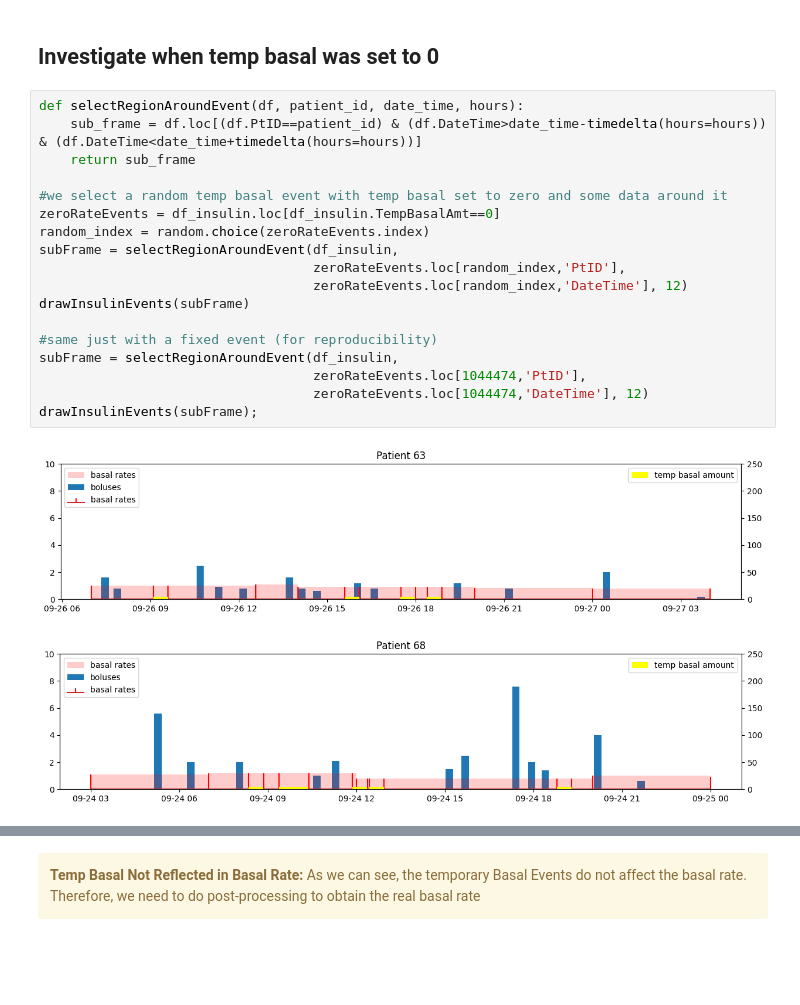
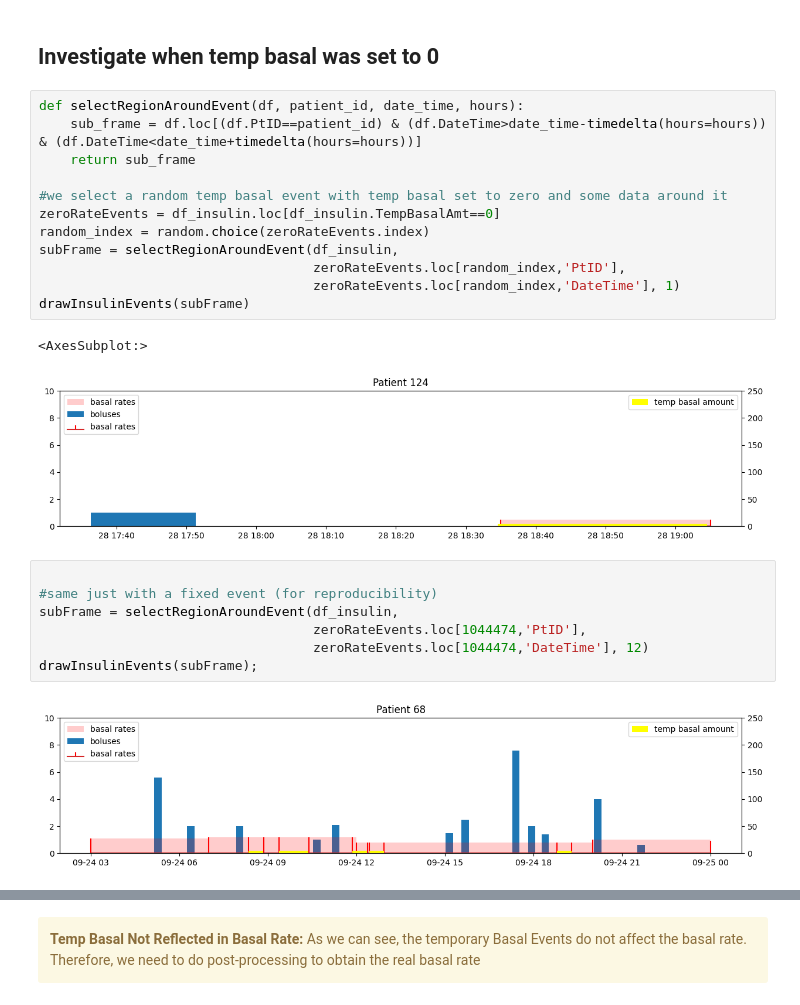
Before and after one commit to nudgebg/egvinsulin, a Jupyter notebook: notebooks/understand-flair-dataset/understand-flair-dataset.ipynb, the cells around one changed output, grey strips where cells are left out. Saved outputs shown, nothing was run; the diff lists cells and outputs as text; blank space fills up the shorter version.

```diff
--- a/notebooks/understand-flair-dataset/understand-flair-dataset.ipynb
+++ b/notebooks/understand-flair-dataset/understand-flair-dataset.ipynb
@@ -279,21 +279,24 @@ def drawInsulinEvents(df):
 # %%
 def selectRegionAroundEvent(df, patient_id, date_time, hours):
     sub_frame = df.loc[(df.PtID==patient_id) & (df.DateTime>date_time-timedelta(hours=hours)) & (df.DateTime<date_time+timedelta(hours=hours))]
     return sub_frame
 
 #we select a random temp basal event with temp basal set to zero and some data around it
 zeroRateEvents = df_insulin.loc[df_insulin.TempBasalAmt==0]
 random_index = random.choice(zeroRateEvents.index)
 subFrame = selectRegionAroundEvent(df_insulin,
                                    zeroRateEvents.loc[random_index,'PtID'],
-                                   zeroRateEvents.loc[random_index,'DateTime'], 12)
+                                   zeroRateEvents.loc[random_index,'DateTime'], 1)
 drawInsulinEvents(subFrame)
-
-#same just with a fixed event (for reproducibility)
-subFrame = selectRegionAroundEvent(df_insulin,
-                                   zeroRateEvents.loc[1044474,'PtID'],
-                                   zeroRateEvents.loc[1044474,'DateTime'], 12)
-drawInsulinEvents(subFrame);
 # %% [output]
+<AxesSubplot:>
-[figure, old version]
+[figure, new version]
-[figure, removed]
+# %%
+
+#same just with a fixed event (for reproducibility)
+subFrame = selectRegionAroundEvent(df_insulin,
+                                   zeroRateEvents.loc[1044474,'PtID'],
+                                   zeroRateEvents.loc[1044474,'DateTime'], 12)
+drawInsulinEvents(subFrame);
+# %% [output]
+[figure, added]
```
Also changed, not shown: parts of 2 cells of this notebook.
